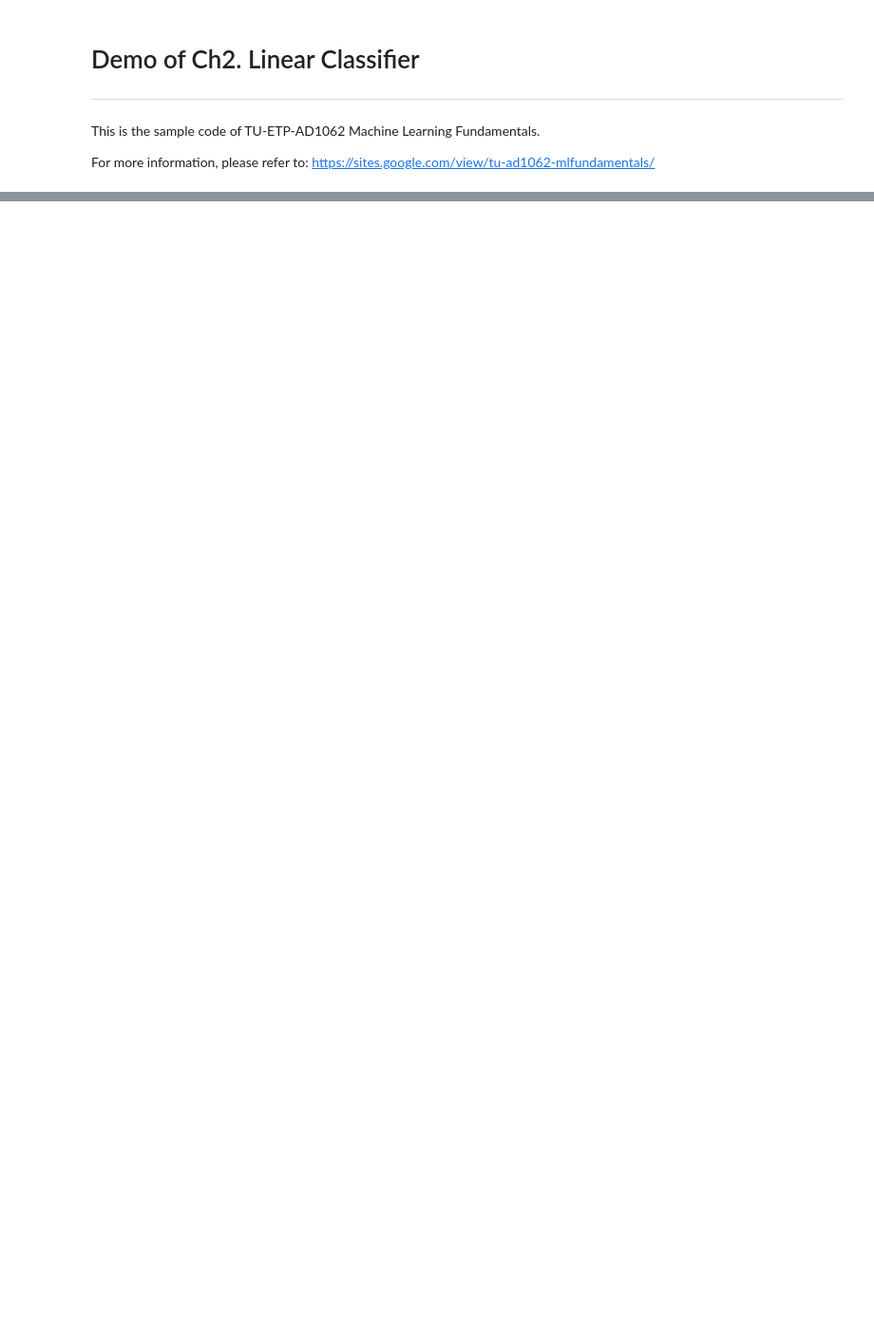
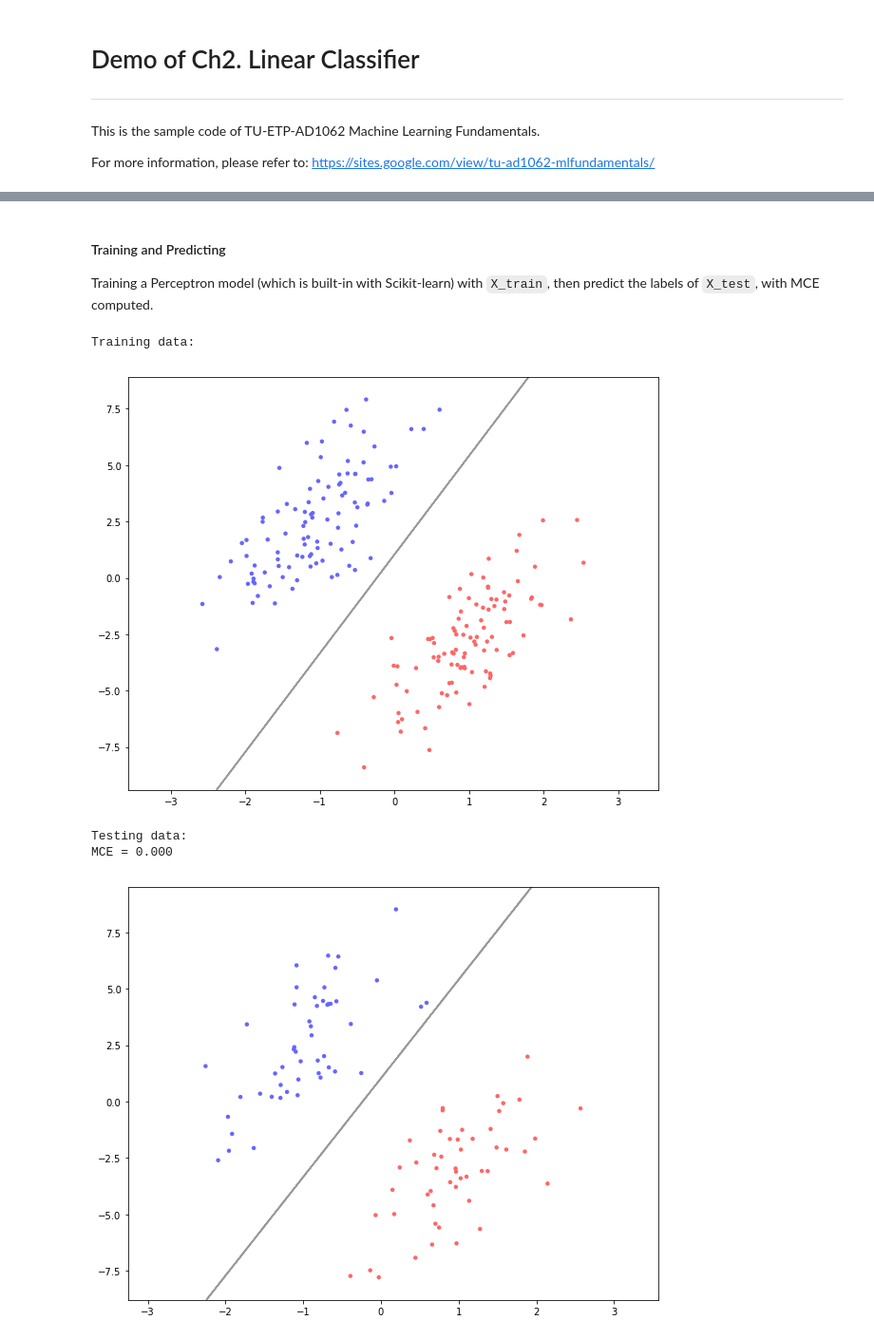
Before and after one commit to jessee-kung/tu-etp-ad1062, a Jupyter notebook: demo_02.ipynb, the cells around one changed output, grey strips where cells are left out. Shown at 95% size. Drawn from its saved outputs; the diff is of its cells as text; code cells hidden in the pictures; blank space fills up the shorter version.

```diff
--- a/demo_02.ipynb
+++ b/demo_02.ipynb
@@ -68,0 +250,28 @@ X_test, y_test = Gaussian.generate(params_test)
+# %% [markdown]
+#### Training and Predicting
+
+Training a Perceptron model (which is built-in with Scikit-learn) with `X_train`, then predict the labels of `X_test`, with MCE computed.
+# %%
+clfPLA = sklearn.linear_model.Perceptron()
+clfPLA.fit(X_train, y_train)
+
+y_test_predict = clfPLA.predict(X_test)
+
+print("Training data:")
+plot = Plot2D()
+plot.scatter(X_train, y_train)
+plot.classifierContour(X_train, y_train, clfPLA)
+plot.show()
+
+print("Testing data:")
+print("MCE = %2.3f" % sklearn.metrics.zero_one_loss(y_test, y_test_predict))
+plot = Plot2D()
+plot.scatter(X_test, y_test)
+plot.classifierContour(X_test, y_test, clfPLA)
+plot.show()
+# %% [output]
+Training data:
+[figure, added]
+Testing data:
+MCE = 0.000
+[figure, added]
```
Also changed, not shown: parts of 17 cells of this notebook, 1 other file.
